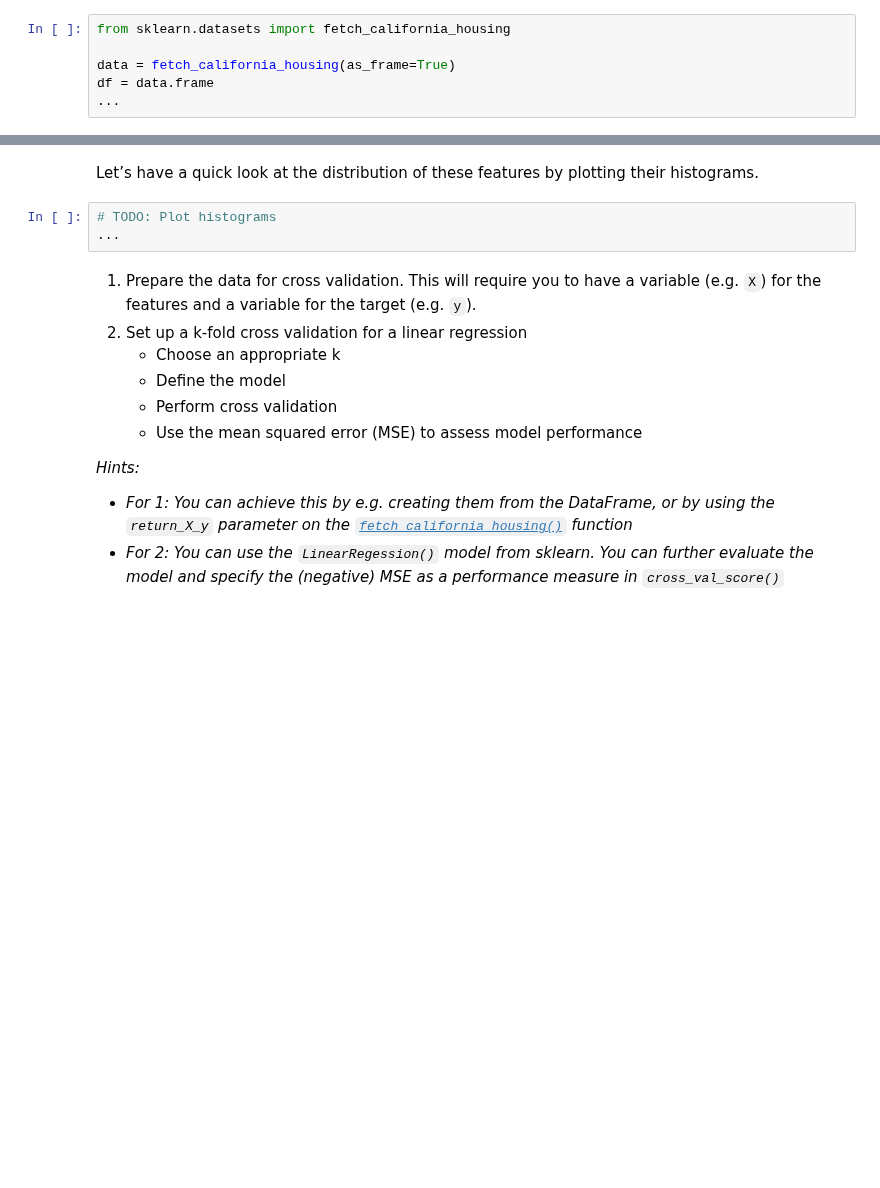
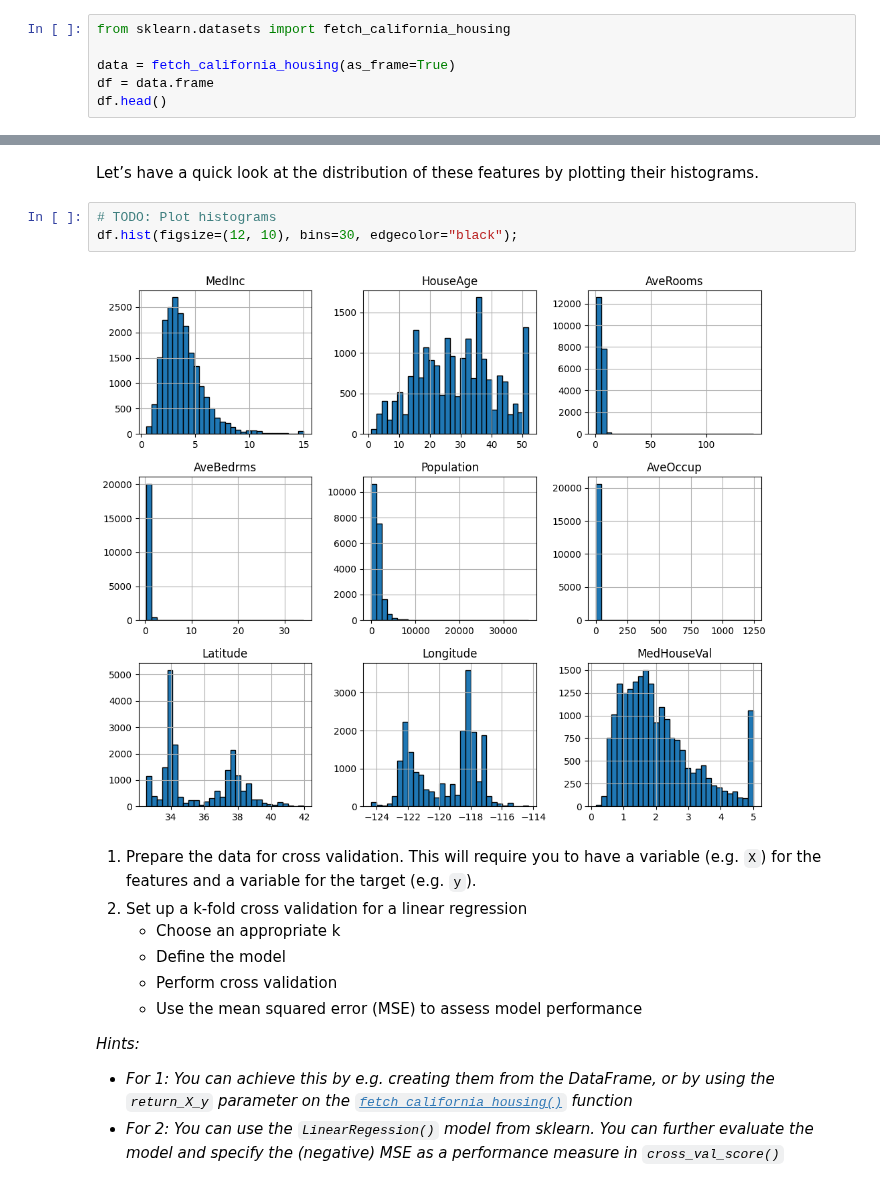
Before and after one commit to aksshaya22/Akss_1, a Jupyter notebook: book/1_basics/Exercises.ipynb, the cells around one changed output, grey strips where cells are left out. Saved outputs shown, nothing was run; the diff lists cells and outputs as text; blank space fills up the shorter version.

```diff
--- a/book/1_basics/Exercises.ipynb
+++ b/book/1_basics/Exercises.ipynb
@@ -118,4 +116,4 @@ from sklearn.datasets import fetch_california_housing
 
 data = fetch_california_housing(as_frame=True)
 df = data.frame
-...
+df.head()
@@ -123,7 +128,9 @@ df = data.frame
 Let’s have a quick look at the distribution of these features by plotting their histograms.
 # %%
 # TODO: Plot histograms
-...
+df.hist(figsize=(12, 10), bins=30, edgecolor="black");
+# %% [output]
+[figure, added]
 # %% [markdown]
 1. Prepare the data for cross validation. This will require you to have a variable (e.g. `X`) for the features and a variable for the target (e.g. `y`).
 2. Set up a k-fold cross validation for a linear regression
```
Also changed, not shown: parts of 6 cells of this notebook.
